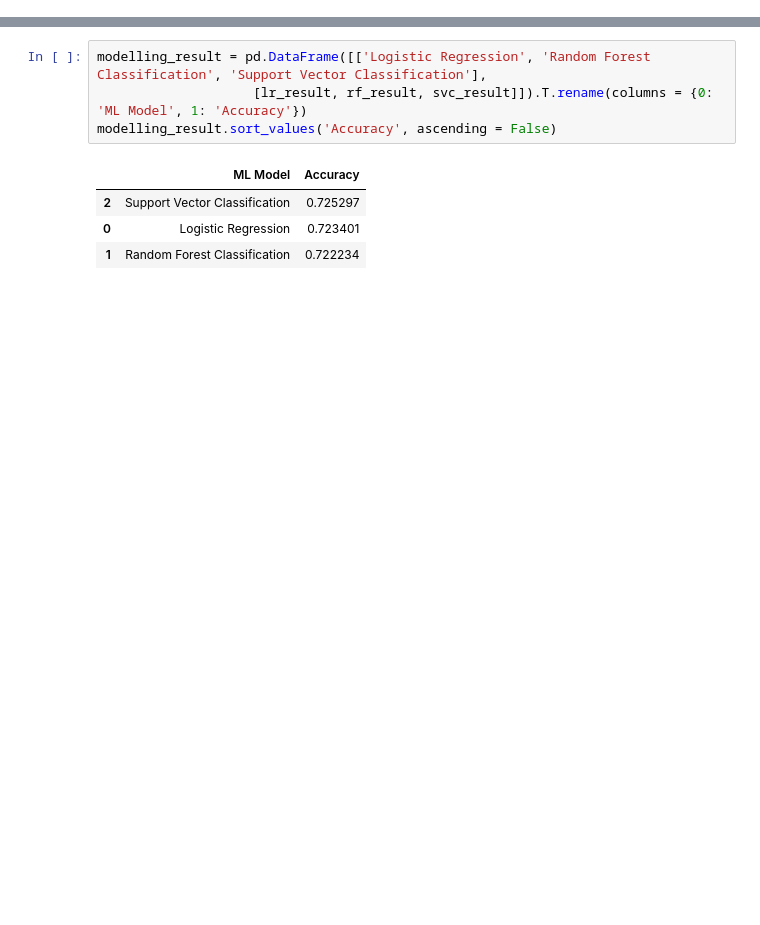
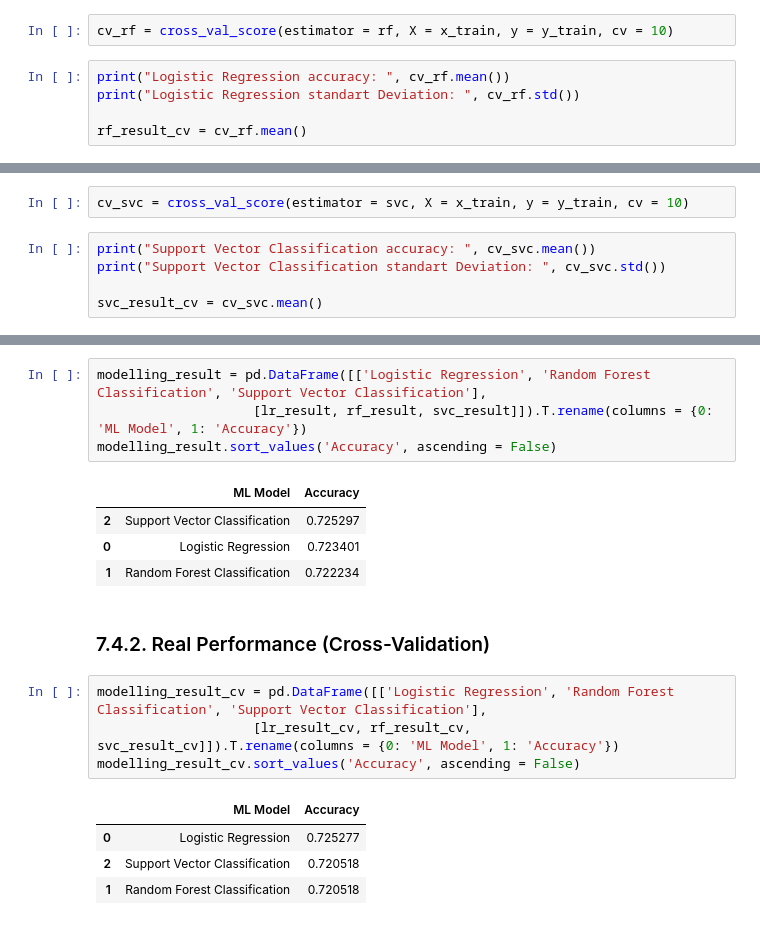
Before and after one commit to diandramelo/Cardio_Catch_Diseases, a Jupyter notebook: v07-Cardio_Catch_Diseases.ipynb, the cells around one changed output, grey strips where cells are left out. Cells and saved outputs as stored; diff of their text form; blank space fills up the shorter version.

Commit message:
ML with Cross Validation

```diff
--- a/v07-Cardio_Catch_Diseases.ipynb
+++ b/v07-Cardio_Catch_Diseases.ipynb
@@ -686,0 +645,7 @@ rf_result
+# %%
+cv_rf = cross_val_score(estimator = rf, X = x_train, y = y_train, cv = 10)
+# %%
+print("Logistic Regression accuracy: ", cv_rf.mean())
+print("Logistic Regression standart Deviation: ", cv_rf.std())
+
+rf_result_cv = cv_rf.mean()
@@ -700,0 +671,7 @@ svc_result
+# %%
+cv_svc = cross_val_score(estimator = svc, X = x_train, y = y_train, cv = 10)
+# %%
+print("Support Vector Classification accuracy: ", cv_svc.mean())
+print("Support Vector Classification standart Deviation: ", cv_svc.std())
+
+svc_result_cv = cv_svc.mean()
@@ -709,3 +691,14 @@ modelling_result.sort_values('Accuracy', ascending = False)
 | 2 | Support Vector Classification | 0.725297 |
 | 0 | Logistic Regression | 0.723401 |
 | 1 | Random Forest Classification | 0.722234 |
+# %% [markdown]
+### 7.4.2. Real Performance (Cross-Validation)
+# %%
+modelling_result_cv = pd.DataFrame([['Logistic Regression', 'Random Forest Classification', 'Support Vector Classification'],
+                    [lr_result_cv, rf_result_cv, svc_result_cv]]).T.rename(columns = {0: 'ML Model', 1: 'Accuracy'})
+modelling_result_cv.sort_values('Accuracy', ascending = False)
+# %% [output]
+|  | ML Model | Accuracy |
+| 0 | Logistic Regression | 0.725277 |
+| 2 | Support Vector Classification | 0.720518 |
+| 1 | Random Forest Classification | 0.720518 |
```
Also changed, not shown: parts of 14 cells of this notebook.
